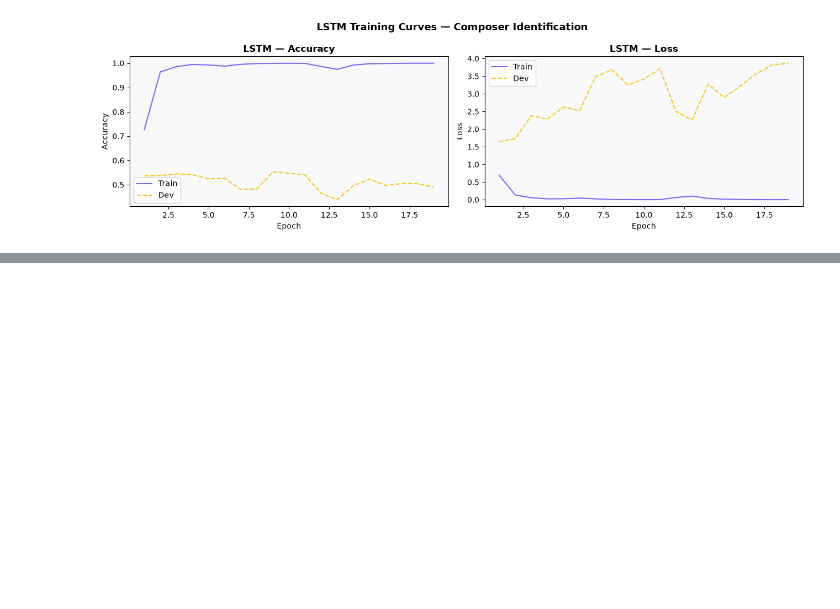
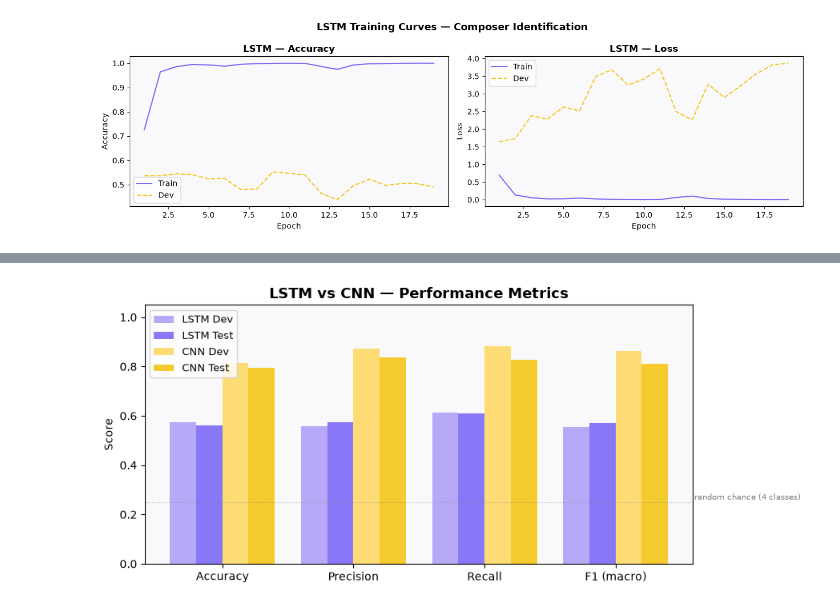
Before and after one commit to vgsilva-eng/Neural-Networks, a Jupyter notebook: neural_composer_classifier.ipynb, the cells around one changed output, grey strips where cells are left out. Cells and saved outputs as stored; diff of their text form; code cells hidden in the pictures; blank space fills up the shorter version.

Commit message:
Improving CNN model

```diff
--- a/neural_composer_classifier.ipynb
+++ b/neural_composer_classifier.ipynb
@@ -614,0 +858,83 @@ Trained on 114,548 augmented windows (7× pitch-shift + tempo-scale augmentation
+# %%
+# Phase 5 — Model Comparison & Hyperparameter Summary
+import pandas as pd
+from sklearn.metrics import accuracy_score, precision_score, recall_score, f1_score
+import matplotlib.pyplot as plt
+import numpy as np
+
+COMPOSERS = ['Bach', 'Beethoven', 'Chopin', 'Mozart']
+
+def metrics_dict(y_true, y_pred):
+    return {
+        'Accuracy':   accuracy_score(y_true, y_pred),
+        'Precision':  precision_score(y_true, y_pred, average='macro', zero_division=0),
+        'Recall':     recall_score(y_true, y_pred, average='macro', zero_division=0),
+        'F1 (macro)': f1_score(y_true, y_pred, average='macro', zero_division=0),
+    }
+
+lm_dev  = metrics_dict(lstm['y_dev'],  lstm_dev_pred)
+lm_test = metrics_dict(lstm['y_test'], lstm_test_pred)
+cm_dev  = metrics_dict(cnn['y_dev'],   cnn_dev_pred)
+cm_test = metrics_dict(cnn['y_test'],  cnn_test_pred)
+
+# Comparison table
+rows = []
+for split, lm, cm_ in [('Dev', lm_dev, cm_dev), ('Test', lm_test, cm_test)]:
+    for metric in ['Accuracy', 'Precision', 'Recall', 'F1 (macro)']:
+        rows.append({'Split': split, 'Metric': metric,
+                     'LSTM': f'{lm[metric]:.4f}', 'CNN': f'{cm_[metric]:.4f}'})
+df_comp = pd.DataFrame(rows).set_index(['Split', 'Metric'])
+
+print("Model Comparison")
+print("-" * 52)
+print(df_comp.to_string())
+
+# Hyperparameter table
+
+print("\n Hyperparameter Summary \n")
+
+hp = [
+    ('Input representation',   'Note sequences (100 tokens)',   'Piano-roll windows (128×128)'),
+    ('Core architecture',      'LSTM(256) → LSTM(128)',          'Conv2D(32)→BN→Pool→Conv2D(64)→BN→Pool'),
+    ('Dense head',             'Dense(64)',                      'Dense(128)'),
+    ('Dropout',                '0.30',                          '0.25 / 0.30'),
+    ('Batch size',             '256',                           '64'),
+    ('Max epochs',             '100',                           '50'),
+    ('EarlyStopping patience', '10',                            '8'),
+    ('Augmentation',           'None',                          '7× (±1,±2 semitones + ×0.9,×1.1)'),
+    ('Training windows',       '25,620',                        '114,548'),
+    ('Best epoch',             '9',                             '18'),
+    ('Total parameters',       '~2.76M',                        '8.41M'),
+]
+df_hp = pd.DataFrame(hp, columns=['Hyperparameter', 'LSTM', 'CNN']).set_index('Hyperparameter')
+print(df_hp.to_string())
+
+# Bar chart comparison
+fig, ax = plt.subplots(figsize=(9, 4))
+metrics_labels = ['Accuracy', 'Precision', 'Recall', 'F1 (macro)']
+x = np.arange(len(metrics_labels))
+w = 0.2
+
+vals = {
+    'LSTM Dev':  [lm_dev[m]  for m in metrics_labels],
+    'LSTM Test': [lm_test[m] for m in metrics_labels],
+    'CNN Dev':   [cm_dev[m]  for m in metrics_labels],
+    'CNN Test':  [cm_test[m] for m in metrics_labels],
+}
+colors = ['#b0a0f7', '#7c6af7', '#ffd966', '#f5c518']
+
+for i, (label, vals_) in enumerate(vals.items()):
+    bars = ax.bar(x + (i - 1.5) * w, vals_, w, label=label, color=colors[i], alpha=0.9)
+
+ax.set_xticks(x); ax.set_xticklabels(metrics_labels)
+ax.set_ylim(0, 1.05)
+ax.set_ylabel('Score')
+ax.set_title('LSTM vs CNN — Performance Metrics', fontweight='bold', fontsize=13)
+ax.axhline(0.25, color='gray', linestyle=':', linewidth=0.8, alpha=0.5)
+ax.text(3.6, 0.26, 'random chance (4 classes)', fontsize=7, color='gray')
+ax.legend(fontsize=9)
+ax.set_facecolor('#f9f9fb')
+fig.tight_layout()
+plt.savefig('preprocessed/model_comparison.png', dpi=150, bbox_inches='tight')
+plt.show()
+# %% [output]
@@ -614,0 +958 @@ Trained on 114,548 augmented windows (7× pitch-shift + tempo-scale augmentation
+[figure, added]
```
Also changed, not shown: parts of 8 cells of this notebook.
